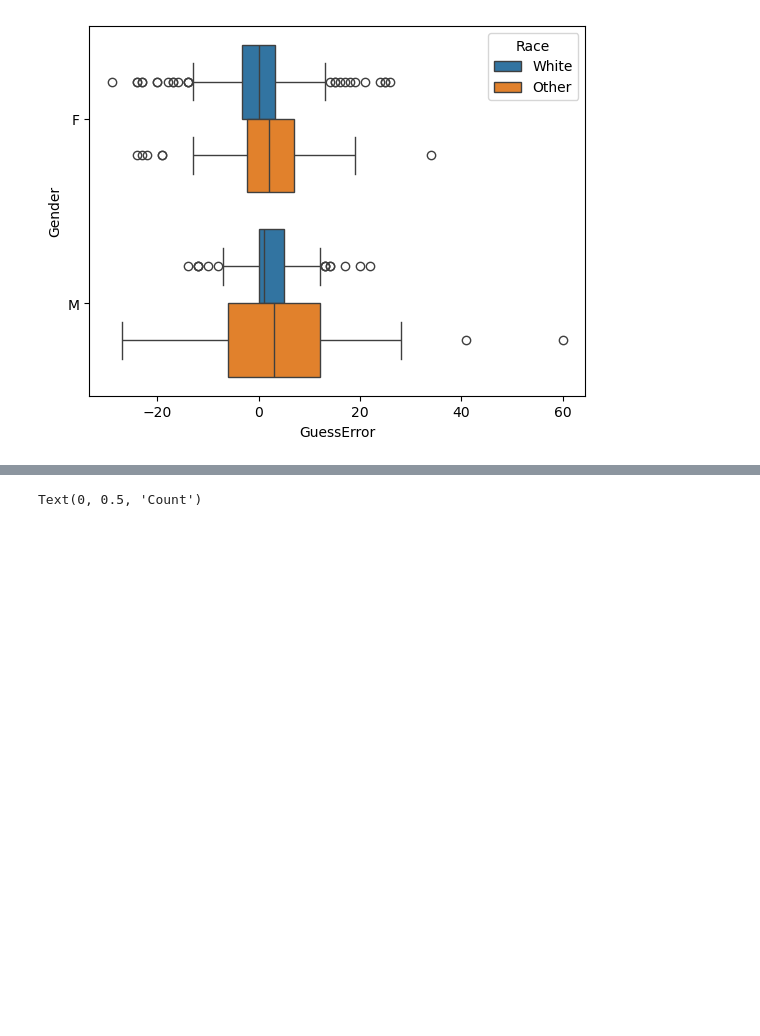
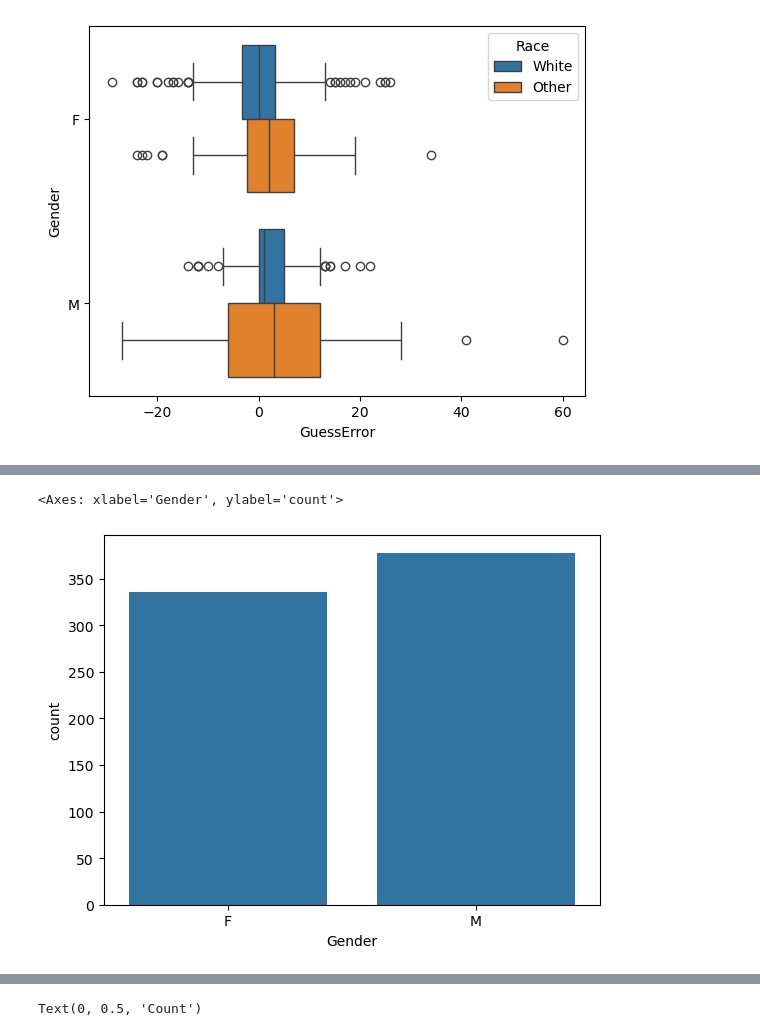
Before and after one commit to febse/stat2024, a Jupyter notebook: 02-Descriptive-Statistics.ipynb, the cells around one changed output, grey strips where cells are left out. Saved outputs shown, nothing was run; the diff lists cells and outputs as text; code cells hidden in the pictures; blank space fills up the shorter version.

```diff
--- a/02-Descriptive-Statistics.ipynb
+++ b/02-Descriptive-Statistics.ipynb
@@ -213,0 +210,7 @@ dt[["FileId", "UserId", "Guess", "Age", "GuessError"]].head()
+# %%
+# You can create a bar chart using the countplot function from the seaborn library.
+
+sns.countplot(dt, x = "Gender")
+# %% [output]
+<Axes: xlabel='Gender', ylabel='count'>
+[figure, added]
```
Also changed, not shown: parts of 28 cells of this notebook, 1 other file.
